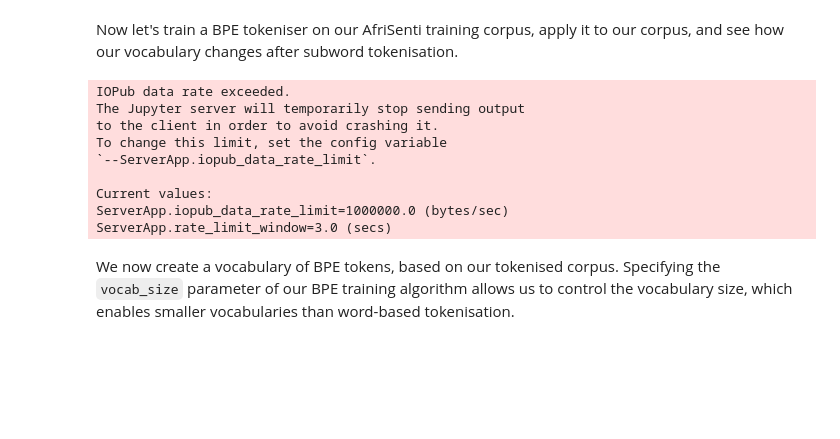
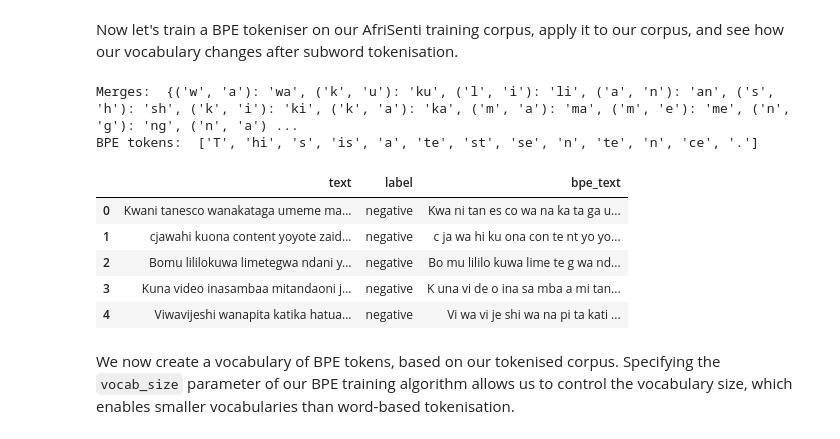
Before and after one commit to rogerbukuru/Naive-Bayes-Text-Classification, a Jupyter notebook: CSC5035Z_Tutorial_1.ipynb, the cells around one changed output. Cells and saved outputs as stored; diff of their text form; code cells hidden in the pictures; blank space fills up the shorter version.

```diff
--- a/CSC5035Z_Tutorial_1.ipynb
+++ b/CSC5035Z_Tutorial_1.ipynb
@@ -495,34 +494,33 @@ Now let's train a BPE tokeniser on our AfriSenti training corpus, apply it to ou
 # %%
 # Train BPE
 bpe = BPETokenizer(tokenized_train_corpus, vocab_size=1000)
 #testSentences = [ ["low", "lower", "newest", "widest"]]
 #bpe2 = BPETokenizer(testSentences, 10)
 t = bpe.compute_pair_freqs()
 merges = bpe.train()
 print('Merges: ', merges)
 
 # Tokenize text
 text = 'This is a test sentence.'
 tokenized_text = text.split()
 tokens = bpe.tokenize(text)
 print('BPE tokens: ', tokens)
 
 # Apply to our dataset
-#train_df['bpe_text'] = train_df['text'].apply(lambda x: ' '.join(bpe.tokenize(x)))
-#dev_df['bpe_text'] = dev_df['text'].apply(lambda x: ' '.join(bpe.tokenize(x)))
-#test_df['bpe_text'] = test_df['text'].apply(lambda x: ' '.join(bpe.tokenize(x)))
+train_df['bpe_text'] = train_df['text'].apply(lambda x: ' '.join(bpe.tokenize(x)))
+dev_df['bpe_text'] = dev_df['text'].apply(lambda x: ' '.join(bpe.tokenize(x)))
+test_df['bpe_text'] = test_df['text'].apply(lambda x: ' '.join(bpe.tokenize(x)))
 
-#train_df.head()
+train_df.head()
 # %% [output]
-IOPub data rate exceeded.
-The Jupyter server will temporarily stop sending output
-to the client in order to avoid crashing it.
-To change this limit, set the config variable
-`--ServerApp.iopub_data_rate_limit`.
-
-Current values:
-ServerApp.iopub_data_rate_limit=1000000.0 (bytes/sec)
-ServerApp.rate_limit_window=3.0 (secs)
+Merges:  {('w', 'a'): 'wa', ('k', 'u'): 'ku', ('l', 'i'): 'li', ('a', 'n'): 'an', ('s', 'h'): 'sh', ('k', 'i'): 'ki', ('k', 'a'): 'ka', ('m', 'a'): 'ma', ('m', 'e'): 'me', ('n', 'g'): 'ng', ('n', 'a') ...
+BPE tokens:  ['T', 'hi', 's', 'is', 'a', 'te', 'st', 'se', 'n', 'te', 'n', 'ce', '.']
+|  | text | label | bpe_text |
+| 0 | Kwani tanesco wanakataga umeme ma... | negative | Kwa ni tan es co wa na ka ta ga u... |
+| 1 | cjawahi kuona content yoyote zaid... | negative | c ja wa hi ku ona con te nt yo yo... |
+| 2 | Bomu lililokuwa limetegwa ndani y... | negative | Bo mu lililo kuwa lime te g wa nd... |
+| 3 | Kuna video inasambaa mitandaoni j... | negative | K una vi de o ina sa mba a mi tan... |
+| 4 | Viwavijeshi wanapita katika hatua... | negative | Vi wa vi je shi wa na pi ta kati ... |
 # %% [markdown]
 We now create a vocabulary of BPE tokens, based on our tokenised corpus. Specifying the ``vocab_size`` parameter of our BPE training algorithm allows us to control the vocabulary size, which enables smaller vocabularies than word-based tokenisation.
 # %%
```
Also changed, not shown: parts of 2 cells of this notebook.
